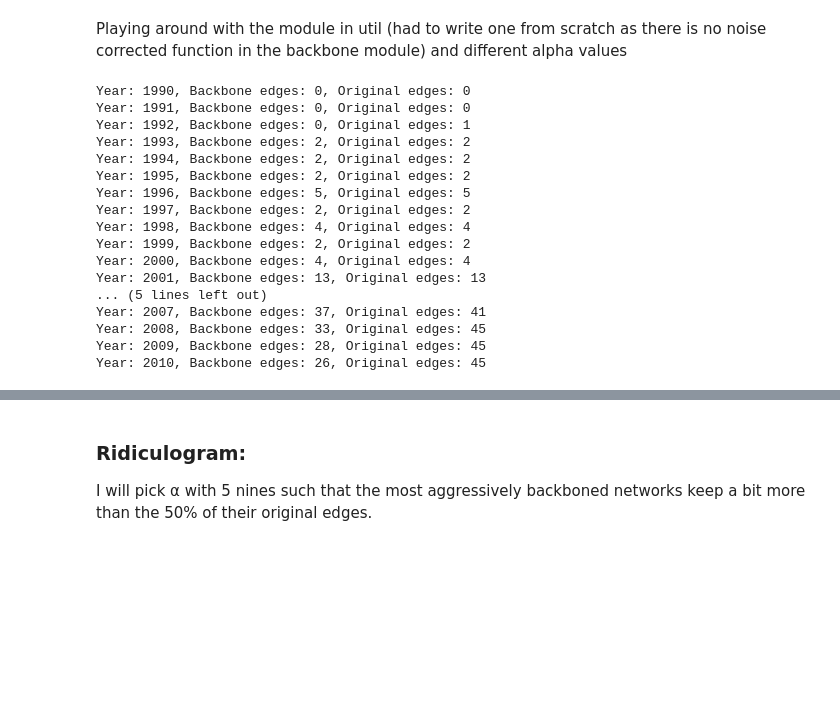
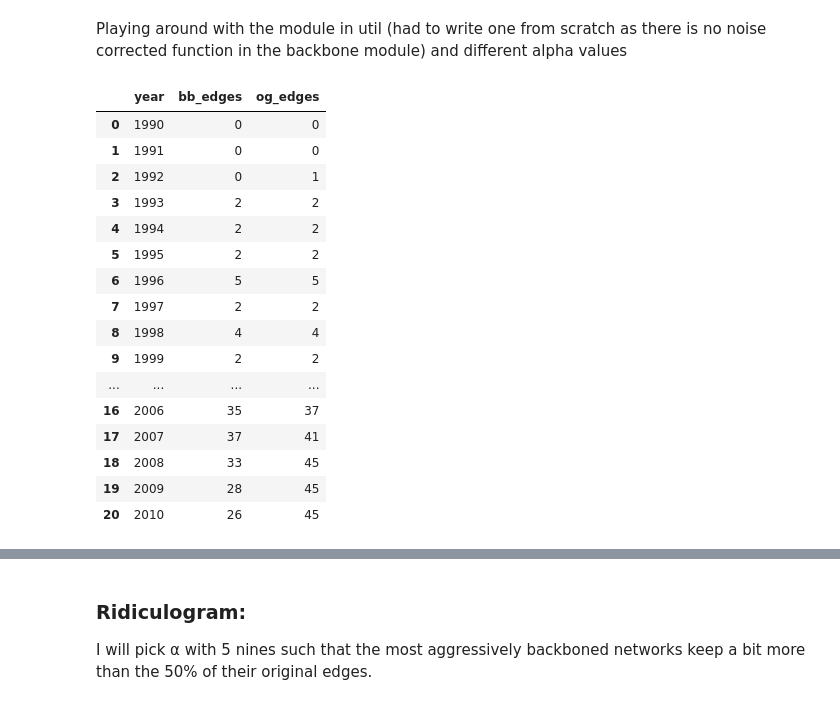
Before and after one commit to jan-cardell/networks_project, a Jupyter notebook: backboning/cartel_proj_bb.ipynb, the cells around one changed output, grey strips where cells are left out. Saved outputs shown, nothing was run; the diff lists cells and outputs as text; code cells hidden in the pictures; blank space fills up the shorter version.

```diff
--- a/backboning/cartel_proj_bb.ipynb
+++ b/backboning/cartel_proj_bb.ipynb
@@ -6,48 +6,63 @@ Playing around with the module in util (had to write one from scratch as there i
 import sys
 import os
 import pandas as pd
 import networkx as nx
 
 df = pd.read_csv('../data/CosciaRios2012_DataBase.csv')
 min_year = df['Year'].min()
 max_year = df['Year'].max()
 families = df.columns[3:]
 
 # add parent directory to path so we can import from util
 parent_dir = os.path.abspath(os.path.join(os.getcwd(), '..'))
 if parent_dir not in sys.path:
     sys.path.insert(0, parent_dir)
 
 # import module from util
 from util.nc_backbone import nc_backbone
 from util.project import project
 from util.get_edge_list import get_edge_list
 
 alpha_value = 0.99999
+G_backboned = {}
+edges_evol = {'year': [], 'bb_edges': [], 'og_edges': []}
 
 for year in range(min_year, max_year + 1):
     df_year = df[df['Year'] == year]
     adj = project(df_year, on_municipalities=False)
     edge_list = get_edge_list(adj)
+
     G = nx.Graph()
     G.add_nodes_from(families)
     G.add_weighted_edges_from(edge_list)
-    print(f'Year: {year}, Backbone edges: {len(nc_backbone(adj, alpha=alpha_value))}, Original edges: {G.number_of_edges()}')
+
+    bb_edge_list = nc_backbone(adj, alpha=alpha_value)
+
+    G_backboned[year] = nx.Graph()
+    G_backboned[year].add_nodes_from(families)
+    G_backboned[year].add_weighted_edges_from(bb_edge_list)
+
+    edges_evol['year'].append(year)
+    edges_evol['bb_edges'].append(G_backboned[year].number_of_edges())
+    edges_evol['og_edges'].append(G.number_of_edges())
+
+df_edges_evol = pd.DataFrame(edges_evol)
+df_edges_evol
 # %% [output]
-Year: 1990, Backbone edges: 0, Original edges: 0
-Year: 1991, Backbone edges: 0, Original edges: 0
-Year: 1992, Backbone edges: 0, Original edges: 1
-Year: 1993, Backbone edges: 2, Original edges: 2
-Year: 1994, Backbone edges: 2, Original edges: 2
-Year: 1995, Backbone edges: 2, Original edges: 2
-Year: 1996, Backbone edges: 5, Original edges: 5
-Year: 1997, Backbone edges: 2, Original edges: 2
-Year: 1998, Backbone edges: 4, Original edges: 4
-Year: 1999, Backbone edges: 2, Original edges: 2
-Year: 2000, Backbone edges: 4, Original edges: 4
-Year: 2001, Backbone edges: 13, Original edges: 13
-... (5 lines left out)
-Year: 2007, Backbone edges: 37, Original edges: 41
-Year: 2008, Backbone edges: 33, Original edges: 45
-Year: 2009, Backbone edges: 28, Original edges: 45
-Year: 2010, Backbone edges: 26, Original edges: 45
+|  | year | bb_edges | og_edges |
+| 0 | 1990 | 0 | 0 |
+| 1 | 1991 | 0 | 0 |
+| 2 | 1992 | 0 | 1 |
+| 3 | 1993 | 2 | 2 |
+| 4 | 1994 | 2 | 2 |
+| 5 | 1995 | 2 | 2 |
+| 6 | 1996 | 5 | 5 |
+| 7 | 1997 | 2 | 2 |
+| 8 | 1998 | 4 | 4 |
+| 9 | 1999 | 2 | 2 |
+| ... | ... | ... | ... |
+| 16 | 2006 | 35 | 37 |
+| 17 | 2007 | 37 | 41 |
+| 18 | 2008 | 33 | 45 |
+| 19 | 2009 | 28 | 45 |
+| 20 | 2010 | 26 | 45 |
```
Also changed, not shown: parts of 13 cells of this notebook, 5 other files.
